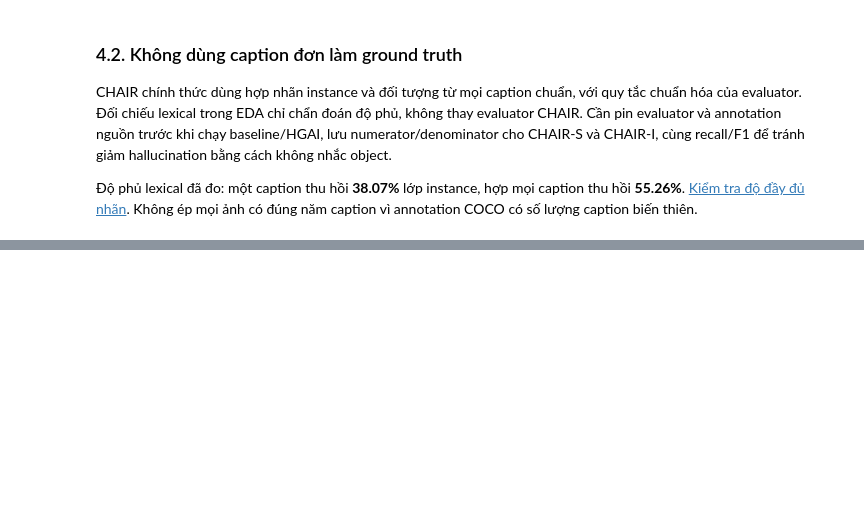
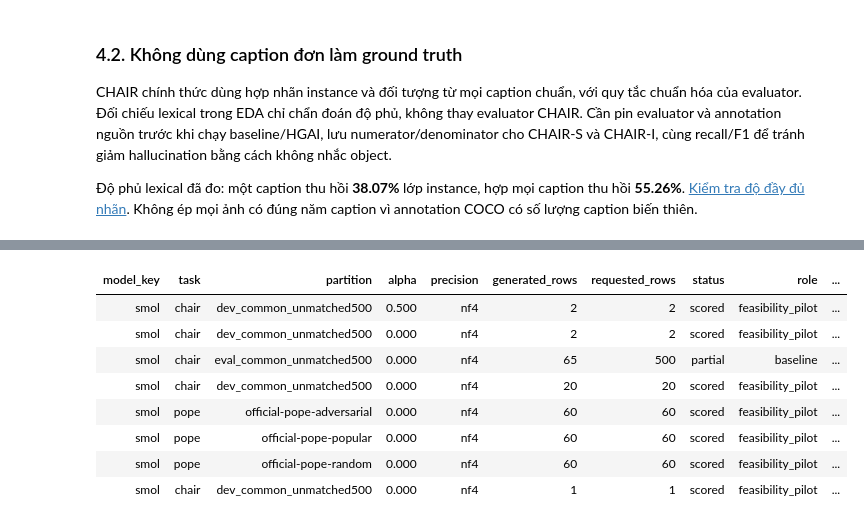
Before and after one commit to NxThnh/EDA-coco-vizz, a Jupyter notebook: EDA_COCO_vs_VizWiz_Report.ipynb, the cells around one changed output, grey strips where cells are left out. Saved outputs shown, nothing was run; the diff lists cells and outputs as text; code cells hidden in the pictures; blank space fills up the shorter version.

Commit message:
Implement guarded HGAI experiments for small VLMs

```diff
--- a/EDA_COCO_vs_VizWiz_Report.ipynb
+++ b/EDA_COCO_vs_VizWiz_Report.ipynb
@@ -399 +350,13 @@ Toàn bộ phân tích COCO–VizWiz cũ được giữ ở [tài liệu bối c
+# %%
+render_csv('eda_results/hgai/experiment_run_status.csv', ['model_key', 'task', 'partition', 'alpha', 'precision', 'generated_rows', 'requested_rows', 'status', 'role', 'CHAIR_S_pct', 'CHAIR_I_pct', 'accuracy'])
+# %% [output]
+| model_key | task | partition | alpha | precision | generated_rows | requested_rows | status | role | ... |
+| smol | chair | dev_common_unmatched500 | 0.500 | nf4 | 2 | 2 | scored | feasibility_pilot | ... |
+| smol | chair | dev_common_unmatched500 | 0.000 | nf4 | 2 | 2 | scored | feasibility_pilot | ... |
+| smol | chair | eval_common_unmatched500 | 0.000 | nf4 | 65 | 500 | partial | baseline | ... |
+| smol | chair | dev_common_unmatched500 | 0.000 | nf4 | 20 | 20 | scored | feasibility_pilot | ... |
+| smol | pope | official-pope-adversarial | 0.000 | nf4 | 60 | 60 | scored | feasibility_pilot | ... |
+| smol | pope | official-pope-popular | 0.000 | nf4 | 60 | 60 | scored | feasibility_pilot | ... |
+| smol | pope | official-pope-random | 0.000 | nf4 | 60 | 60 | scored | feasibility_pilot | ... |
+| smol | chair | dev_common_unmatched500 | 0.000 | nf4 | 1 | 1 | scored | feasibility_pilot | ... |
 # %% [markdown]
```
Also changed, not shown: parts of 9 cells of this notebook, 49 other files.
